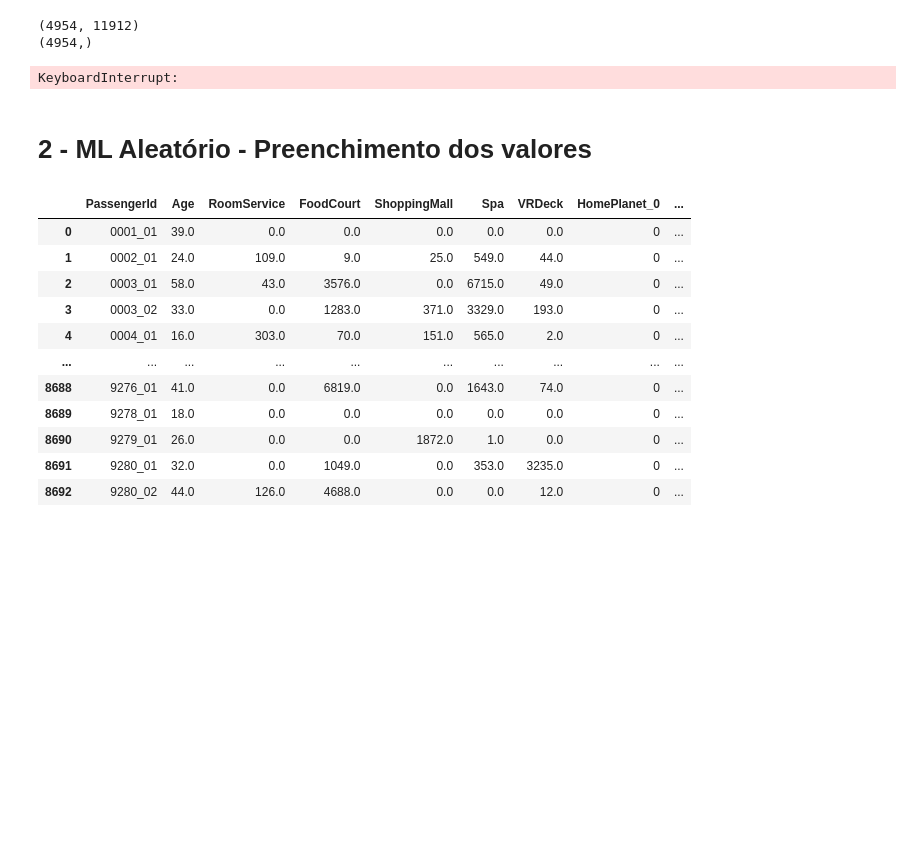
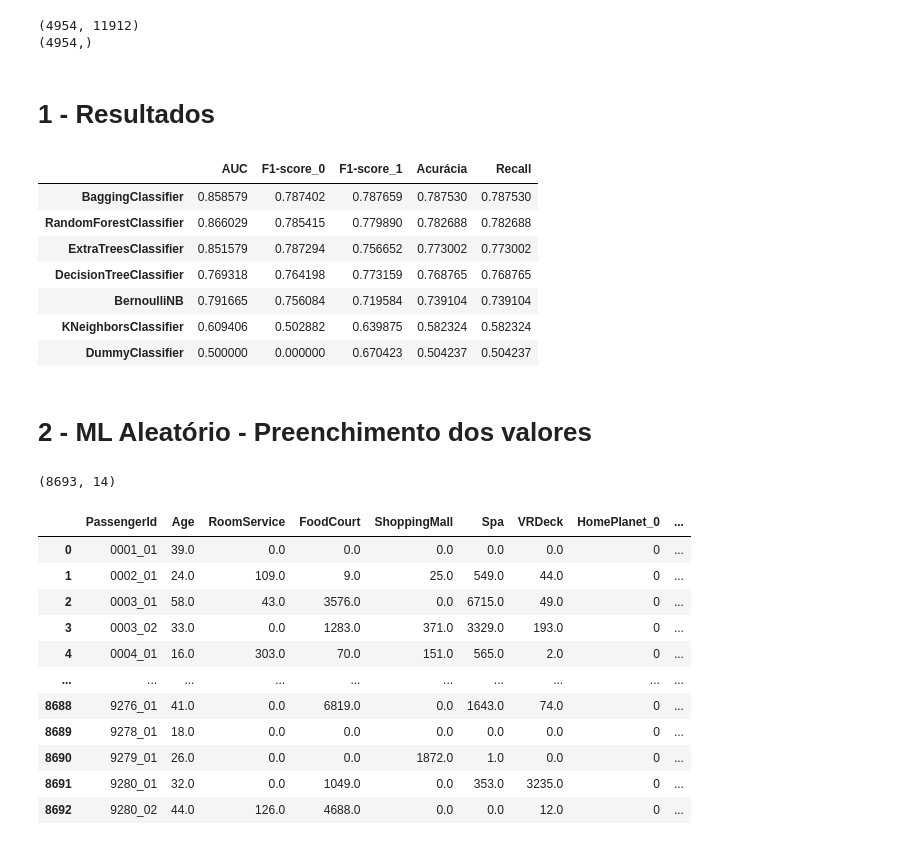
Before and after one commit to FranciscoFoz/machine-learning-training, a Jupyter notebook: spaceship-titanic.ipynb, the cells around one changed output. Saved outputs shown, nothing was run; the diff lists cells and outputs as text; code cells hidden in the pictures; blank space fills up the shorter version.

```diff
--- a/spaceship-titanic.ipynb
+++ b/spaceship-titanic.ipynb
@@ -529,26 +548,31 @@ print(train_y.shape)
 # %% [output]
 (4954, 11912)
 (4954,)
-# %%
-comparacao_modelos = pd.DataFrame(
-    {'modelos':
-        ['DummyClassifier',
-         'LinearSVC',
-         'DecisionTreeClassifier',
-         'RandomForestClassifier',
-         'ExtraTreesClassifier',
-         'BaggingClassifier'],
-    'acuracia':
-        [acuracia_modelo(DummyClassifier),
-         acuracia_modelo(LinearSVC),
-         acuracia_modelo(DecisionTreeClassifier),
-         acuracia_modelo(RandomForestClassifier),
-         acuracia_modelo(ExtraTreesClassifier),
-         acuracia_modelo(BaggingClassifier)]}
-    )
-comparacao_modelos.sort_values(by='acuracia',ascending=False)
-# %% [output]
-KeyboardInterrupt:
+# %% [markdown]
+# 1 - Resultados
+# %%
+metricas_dummy = metricas_classificao('DummyClassifier',roda_modelo(DummyClassifier)[0],roda_modelo(DummyClassifier)[1])
+metricas_dtc = metricas_classificao('DecisionTreeClassifier',roda_modelo(DecisionTreeClassifier)[0],roda_modelo(DecisionTreeClassifier)[1])
+metricas_randomforest = metricas_classificao('RandomForestClassifier',roda_modelo(RandomForestClassifier)[0],roda_modelo(RandomForestClassifier)[1])
+metricas_extratree = metricas_classificao('ExtraTreesClassifier',roda_modelo(ExtraTreesClassifier)[0],roda_modelo(ExtraTreesClassifier)[1])
+metricas_bagging = metricas_classificao('BaggingClassifier',roda_modelo(BaggingClassifier)[0],roda_modelo(BaggingClassifier)[1])
+metricas_knn = metricas_classificao('KNeighborsClassifier',roda_modelo(KNeighborsClassifier)[0],roda_modelo(KNeighborsClassifier)[1])
+metricas_bnb = metricas_classificao('BernoulliNB',roda_modelo(BernoulliNB)[0],roda_modelo(BernoulliNB)[1])
+
+
+metricas_modelos = pd.concat([metricas_dummy,metricas_dtc,metricas_randomforest,
+                              metricas_extratree,metricas_bagging,metricas_knn,metricas_bnb])
+
+metricas_modelos.sort_values(by='Acurácia',ascending=False)
+# %% [output]
+|  | AUC | F1-score_0 | F1-score_1 | Acurácia | Recall |
+| BaggingClassifier | 0.858579 | 0.787402 | 0.787659 | 0.787530 | 0.787530 |
+| RandomForestClassifier | 0.866029 | 0.785415 | 0.779890 | 0.782688 | 0.782688 |
+| ExtraTreesClassifier | 0.851579 | 0.787294 | 0.756652 | 0.773002 | 0.773002 |
+| DecisionTreeClassifier | 0.769318 | 0.764198 | 0.773159 | 0.768765 | 0.768765 |
+| BernoulliNB | 0.791665 | 0.756084 | 0.719584 | 0.739104 | 0.739104 |
+| KNeighborsClassifier | 0.609406 | 0.502882 | 0.639875 | 0.582324 | 0.582324 |
+| DummyClassifier | 0.500000 | 0.000000 | 0.670423 | 0.504237 | 0.504237 |
 # %% [markdown]
 # 2 - ML Aleatório - Preenchimento dos valores
 # %%
@@ -556,6 +580,6 @@ SEED = 135
 # %%
 spaceship_2 = spaceship.copy()
 spaceship_2 = spaceship_2.fillna(0)
-
-x = spaceship_2.iloc[:,:-1]
-y = spaceship_2.iloc[:,-1]
+spaceship_2.shape
+# %% [output]
+(8693, 14)
```
Also changed, not shown: parts of 8 cells of this notebook.
